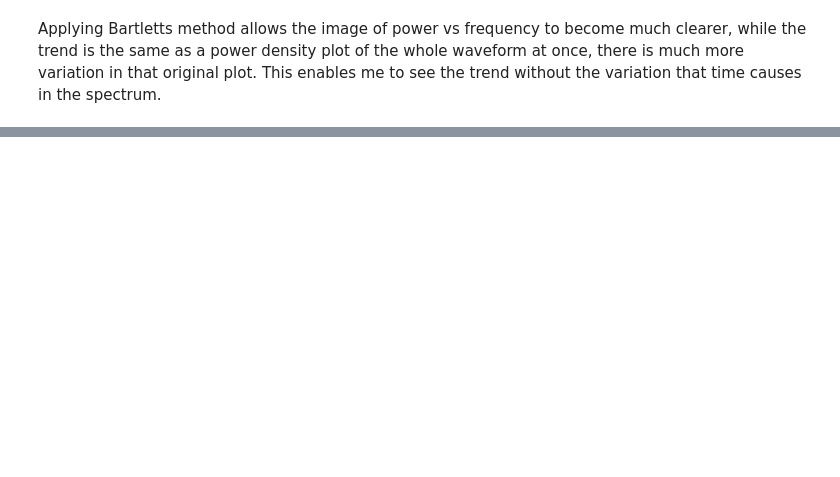
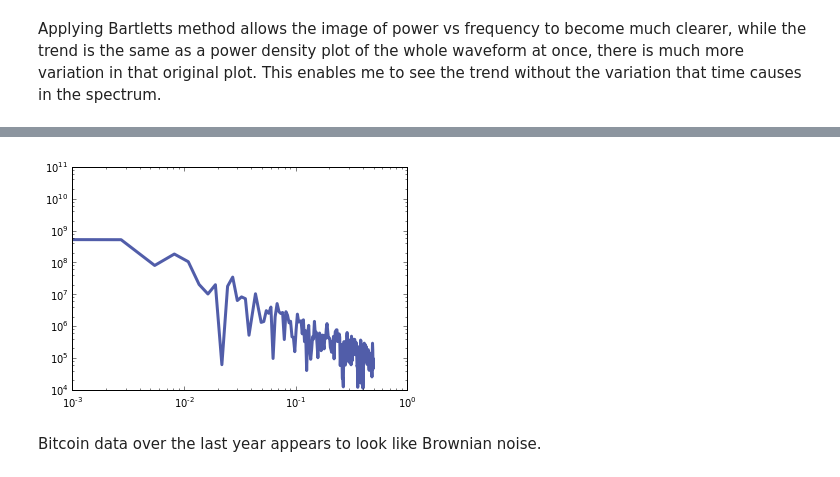
Before and after one commit to cwallac/ThinkDSP, a Jupyter notebook: code/ps02.ipynb, the cells around one changed output, grey strips where cells are left out. Drawn from its saved outputs; the diff is of its cells as text; code cells hidden in the pictures; blank space fills up the shorter version.

```diff
--- a/code/ps02.ipynb
+++ b/code/ps02.ipynb
@@ -145,0 +166,10 @@ Applying Bartletts method allows the image of power vs frequency to become much
+# %%
+spectrum = recent.make_spectrum()
+#spectrum.low_pass(1.0/7) #Removes trends that are less than 1 week
+#spectrum.high_pass(0.001)
+spectrum.plot_power()
+thinkplot.config(low=1,alpha=0.5,xscale='log',yscale='log')
+# %% [output]
+[figure, added]
+# %% [markdown]
+Bitcoin data over the last year appears to look like Brownian noise.
```
Also changed, not shown: parts of 3 cells of this notebook.
